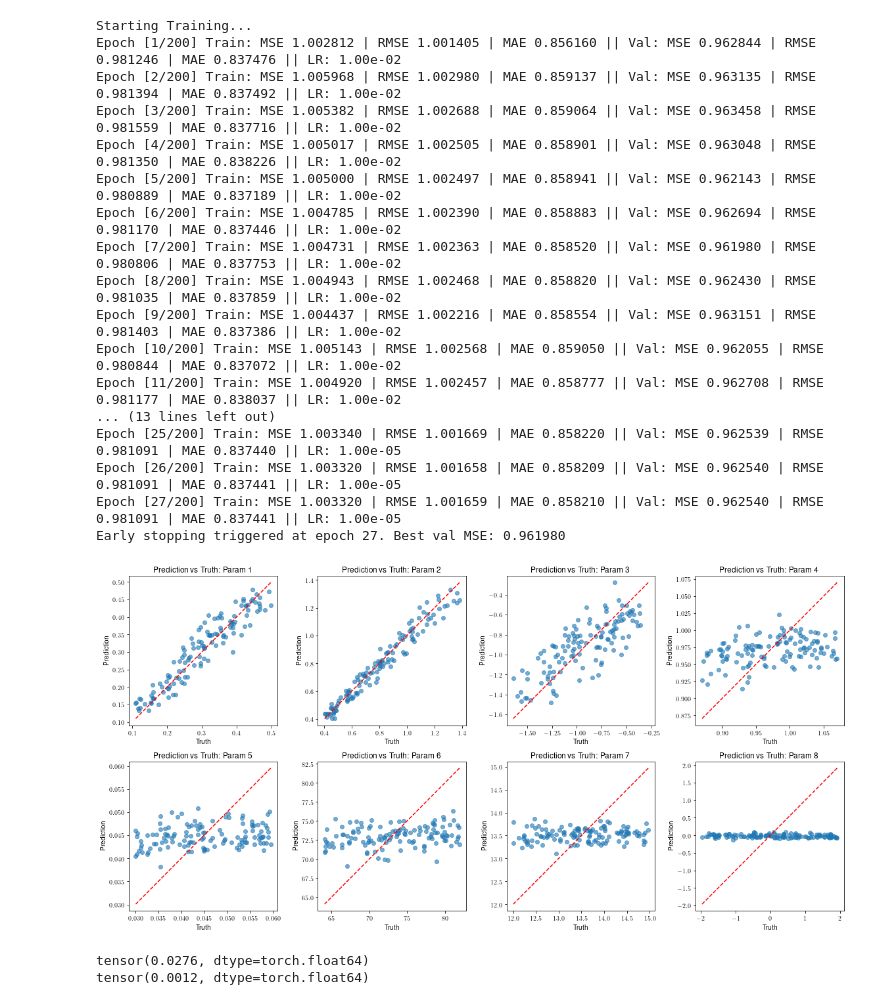
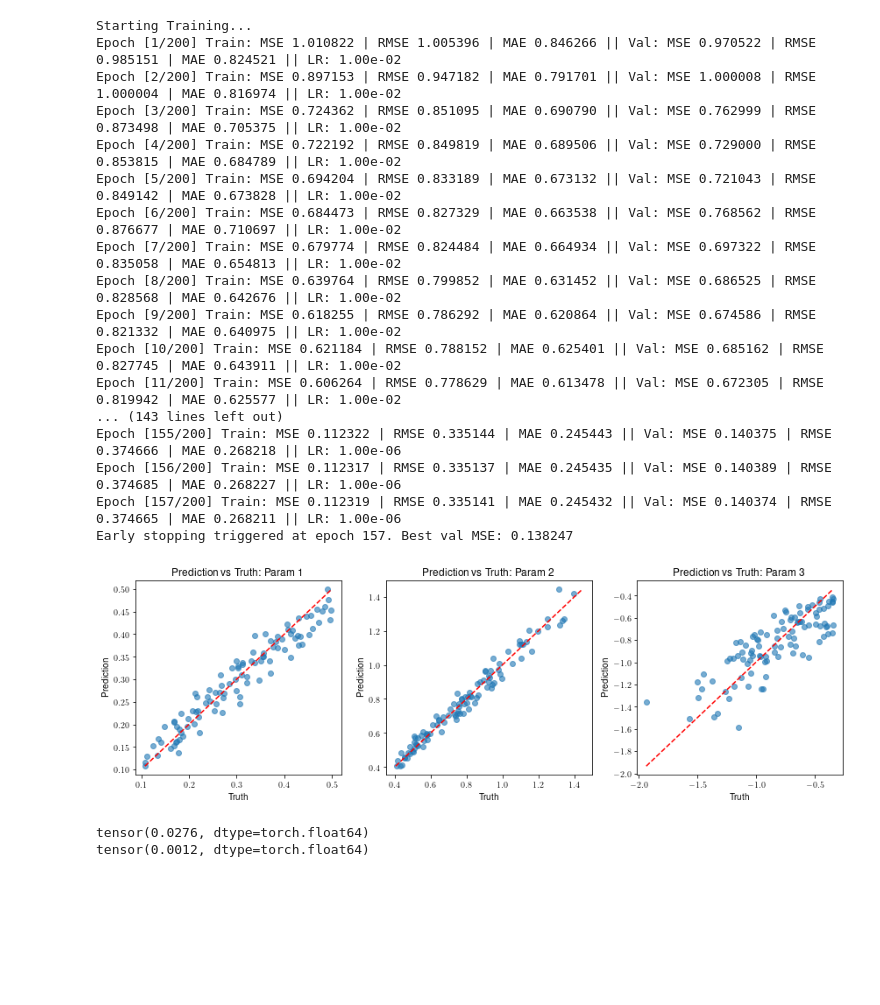
Before and after one commit to lgong6g/C3NN_inference, a Jupyter notebook: MSE_test_CNN.ipynb, the cells around one changed output. Saved outputs shown, nothing was run; the diff lists cells and outputs as text; code cells hidden in the pictures; blank space fills up the shorter version.

Commit message:
paper settings and plots

```diff
--- a/MSE_test_CNN.ipynb
+++ b/MSE_test_CNN.ipynb
@@ -1104,14 +1146,16 @@ def train_model(model, train_loader, val_loader, device,
 # ----------------------------
 # Convert tensors to Datasets & Loaders
 # ----------------------------
-training_parameters_mean = training_parameters.mean(0)
-training_parameters_std = training_parameters.std(0)
-training_parameters_stand = (training_parameters - training_parameters_mean) / training_parameters_std
+X_train, X_val, y_train, y_val = train_test_split(training_data, training_parameters, test_size=0.1, random_state=42)
 
-X_train, X_val, y_train, y_val = train_test_split(training_data, training_parameters_stand, test_size=0.1, random_state=42)
+y_train_mean = y_train.mean(0)
+y_train_std = y_train.std(0)
+y_train_stand = (y_train - y_train_mean) / y_train_std
+y_val_stand = (y_val - y_train_mean) / y_train_std
+
 #sys.exit()
-train_dataset = TensorDataset(X_train, y_train)
-val_dataset = TensorDataset(X_val, y_val)
+train_dataset = TensorDataset(X_train, y_train_stand)
+val_dataset = TensorDataset(X_val, y_val_stand)
 train_loader = DataLoader(train_dataset, batch_size=16, shuffle=True)
 val_loader = DataLoader(val_dataset, batch_size=16, shuffle=False)
 device = 'cuda'
@@ -1127,22 +1171,40 @@ model, history = train_model(model, train_loader, val_loader, device, num_epochs
 # freq 1 doesnt work at all 1.; 2 better .67 .63; 3 doesnt work at all
 # %% [output]
 Starting Training...
-Epoch [1/200] Train: MSE 1.002812 | RMSE 1.001405 | MAE 0.856160 || Val: MSE 0.962844 | RMSE 0.981246 | MAE 0.837476 || LR: 1.00e-02
-Epoch [2/200] Train: MSE 1.005968 | RMSE 1.002980 | MAE 0.859137 || Val: MSE 0.963135 | RMSE 0.981394 | MAE 0.837492 || LR: 1.00e-02
-Epoch [3/200] Train: MSE 1.005382 | RMSE 1.002688 | MAE 0.859064 || Val: MSE 0.963458 | RMSE 0.981559 | MAE 0.837716 || LR: 1.00e-02
-Epoch [4/200] Train: MSE 1.005017 | RMSE 1.002505 | MAE 0.858901 || Val: MSE 0.963048 | RMSE 0.981350 | MAE 0.838226 || LR: 1.00e-02
-Epoch [5/200] Train: MSE 1.005000 | RMSE 1.002497 | MAE 0.858941 || Val: MSE 0.962143 | RMSE 0.980889 | MAE 0.837189 || LR: 1.00e-02
-Epoch [6/200] Train: MSE 1.004785 | RMSE 1.002390 | MAE 0.858883 || Val: MSE 0.962694 | RMSE 0.981170 | MAE 0.837446 || LR: 1.00e-02
-Epoch [7/200] Train: MSE 1.004731 | RMSE 1.002363 | MAE 0.858520 || Val: MSE 0.961980 | RMSE 0.980806 | MAE 0.837753 || LR: 1.00e-02
-Epoch [8/200] Train: MSE 1.004943 | RMSE 1.002468 | MAE 0.858820 || Val: MSE 0.962430 | RMSE 0.981035 | MAE 0.837859 || LR: 1.00e-02
-Epoch [9/200] Train: MSE 1.004437 | RMSE 1.002216 | MAE 0.858554 || Val: MSE 0.963151 | RMSE 0.981403 | MAE 0.837386 || LR: 1.00e-02
-Epoch [10/200] Train: MSE 1.005143 | RMSE 1.002568 | MAE 0.859050 || Val: MSE 0.962055 | RMSE 0.980844 | MAE 0.837072 || LR: 1.00e-02
-Epoch [11/200] Train: MSE 1.004920 | RMSE 1.002457 | MAE 0.858777 || Val: MSE 0.962708 | RMSE 0.981177 | MAE 0.838037 || LR: 1.00e-02
-... (13 lines left out)
-Epoch [25/200] Train: MSE 1.003340 | RMSE 1.001669 | MAE 0.858220 || Val: MSE 0.962539 | RMSE 0.981091 | MAE 0.837440 || LR: 1.00e-05
-Epoch [26/200] Train: MSE 1.003320 | RMSE 1.001658 | MAE 0.858209 || Val: MSE 0.962540 | RMSE 0.981091 | MAE 0.837441 || LR: 1.00e-05
-Epoch [27/200] Train: MSE 1.003320 | RMSE 1.001659 | MAE 0.858210 || Val: MSE 0.962540 | RMSE 0.981091 | MAE 0.837441 || LR: 1.00e-05
-Early stopping triggered at epoch 27. Best val MSE: 0.961980
+Epoch [1/200] Train: MSE 1.010822 | RMSE 1.005396 | MAE 0.846266 || Val: MSE 0.970522 | RMSE 0.985151 | MAE 0.824521 || LR: 1.00e-02
+Epoch [2/200] Train: MSE 0.897153 | RMSE 0.947182 | MAE 0.791701 || Val: MSE 1.000008 | RMSE 1.000004 | MAE 0.816974 || LR: 1.00e-02
+Epoch [3/200] Train: MSE 0.724362 | RMSE 0.851095 | MAE 0.690790 || Val: MSE 0.762999 | RMSE 0.873498 | MAE 0.705375 || LR: 1.00e-02
+Epoch [4/200] Train: MSE 0.722192 | RMSE 0.849819 | MAE 0.689506 || Val: MSE 0.729000 | RMSE 0.853815 | MAE 0.684789 || LR: 1.00e-02
+Epoch [5/200] Train: MSE 0.694204 | RMSE 0.833189 | MAE 0.673132 || Val: MSE 0.721043 | RMSE 0.849142 | MAE 0.673828 || LR: 1.00e-02
+Epoch [6/200] Train: MSE 0.684473 | RMSE 0.827329 | MAE 0.663538 || Val: MSE 0.768562 | RMSE 0.876677 | MAE 0.710697 || LR: 1.00e-02
+Epoch [7/200] Train: MSE 0.679774 | RMSE 0.824484 | MAE 0.664934 || Val: MSE 0.697322 | RMSE 0.835058 | MAE 0.654813 || LR: 1.00e-02
+Epoch [8/200] Train: MSE 0.639764 | RMSE 0.799852 | MAE 0.631452 || Val: MSE 0.686525 | RMSE 0.828568 | MAE 0.642676 || LR: 1.00e-02
+Epoch [9/200] Train: MSE 0.618255 | RMSE 0.786292 | MAE 0.620864 || Val: MSE 0.674586 | RMSE 0.821332 | MAE 0.640975 || LR: 1.00e-02
+Epoch [10/200] Train: MSE 0.621184 | RMSE 0.788152 | MAE 0.625401 || Val: MSE 0.685162 | RMSE 0.827745 | MAE 0.643911 || LR: 1.00e-02
+Epoch [11/200] Train: MSE 0.606264 | RMSE 0.778629 | MAE 0.613478 || Val: MSE 0.672305 | RMSE 0.819942 | MAE 0.625577 || LR: 1.00e-02
+... (143 lines left out)
+Epoch [155/200] Train: MSE 0.112322 | RMSE 0.335144 | MAE 0.245443 || Val: MSE 0.140375 | RMSE 0.374666 | MAE 0.268218 || LR: 1.00e-06
+Epoch [156/200] Train: MSE 0.112317 | RMSE 0.335137 | MAE 0.245435 || Val: MSE 0.140389 | RMSE 0.374685 | MAE 0.268227 || LR: 1.00e-06
+Epoch [157/200] Train: MSE 0.112319 | RMSE 0.335141 | MAE 0.245432 || Val: MSE 0.140374 | RMSE 0.374665 | MAE 0.268211 || LR: 1.00e-06
+Early stopping triggered at epoch 157. Best val MSE: 0.138247
+# %%
+# ----------------------------
+# Convert tensors to Datasets & Loaders
+# ----------------------------
+X_train, X_val, y_train, y_val = train_test_split(training_data, training_parameters, test_size=0.1, random_state=42)
+
+y_train_mean = y_train.mean(0)
+y_train_std = y_train.std(0)
+y_train_stand = (y_train - y_train_mean) / y_train_std
+y_val_stand = (y_val - y_train_mean) / y_train_std
+
+#sys.exit()
+train_dataset = TensorDataset(X_train, y_train_stand)
+val_dataset = TensorDataset(X_val, y_val_stand)
+train_loader = DataLoader(train_dataset, batch_size=16, shuffle=True)
+val_loader = DataLoader(val_dataset, batch_size=16, shuffle=False)
+device = 'cuda'
+model, history = train_model(model, train_loader, val_loader, device, num_epochs=200, lr=1e-2, es_patience=20)
 # %%
 %matplotlib inline
 def plot_regression_predictions(y_true, y_pred, feature_names=None):
@@ -1198,22 +1262,22 @@ with open(f'/project/ag-weller/Kai.Lehman/C3NN_Models/MSE_Models/3convs_bandwidt
 # %%
 # Suppose y_true and y_pred are torch tensors of shape (N, 8)
 model.eval()
 #y_pred = model(X_val)
-val_dataset = TensorDataset(X_val, y_val)
+val_dataset = TensorDataset(X_val, y_val_stand)
 val_loader = DataLoader(val_dataset, batch_size=4, shuffle=False)
 y_pred = np.empty(0)
 for params, data in val_loader:
     y_pred = np.append(y_pred,model(params).detach().cpu().numpy())
-y_pred = torch.tensor(y_pred).view((-1,8)).detach().cpu()
-y_val_raw = y_val * training_parameters_std + training_parameters_mean
-y_pred_raw = y_pred * training_parameters_std.to('cpu') + training_parameters_mean.to('cpu')
-plot_regression_predictions(y_val_raw, y_pred_raw,
+y_pred = torch.tensor(y_pred).view((-1,3)).detach().cpu()
+y_val_raw = y_val * y_train_std + y_train_mean
+y_pred_raw = y_pred * y_train_std.to('cpu') + y_train_mean.to('cpu')
+plot_regression_predictions(y_val, y_pred_raw,
                             feature_names=[f"Param {i+1}" for i in range(8)])
 
 #plt.savefig('Plots/naive_optimized_mse.png', facecolor='w')
 plt.show()
 # %% [output]
-[figure, old version]
+[figure, new version]
 # %%
 ae = torch.abs(y_val_raw.cpu() - y_pred_raw.cpu())
 se = ae**2
```
Also changed, not shown: parts of 10 cells of this notebook, 16 other files.
